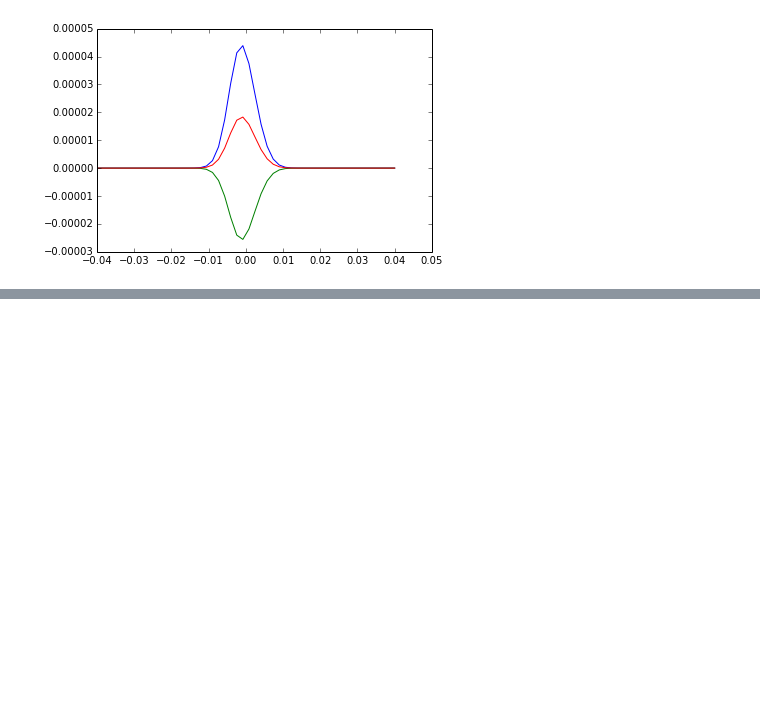
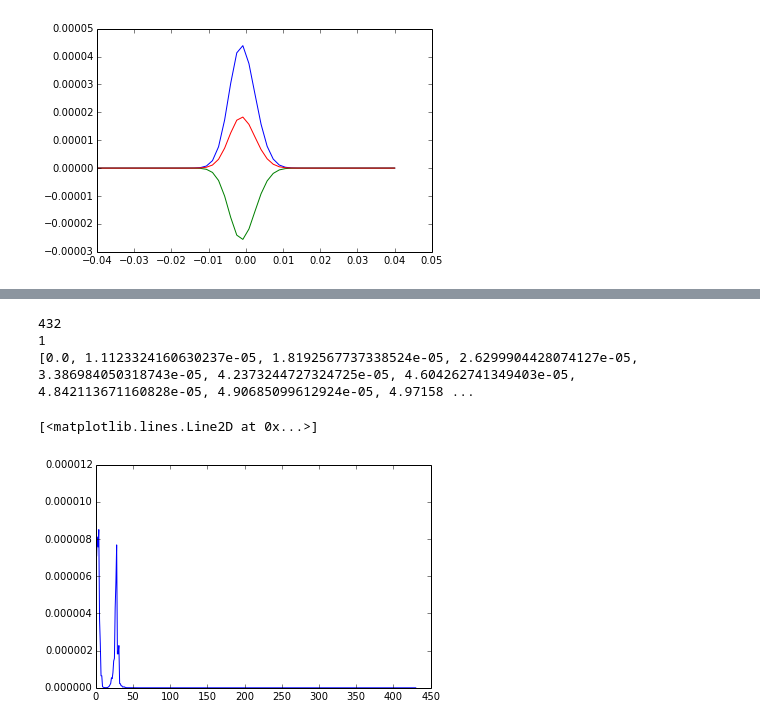
Before and after one commit to lewisamarshall/emigrate, a Jupyter notebook: Tutorial.ipynb, the cells around one changed output, grey strips where cells are left out. Cells and saved outputs as stored; diff of their text form; code cells hidden in the pictures; blank space fills up the shorter version.

```diff
--- a/Tutorial.ipynb
+++ b/Tutorial.ipynb
@@ -75,5 +76,11 @@ show()
 # %%
-# print len(solver.full_solution)
-# print len(solver.solution)
-# print [sol[0] for sol in solver.full_solution]
-# plot(np.diff([sol[0] for sol in solver.full_solution]))
+print len(solver.full_solution)
+print len(solver.solution)
+print [sol[0] for sol in solver.full_solution]
+plot(np.diff([sol[0] for sol in solver.full_solution]))
+# %% [output]
+432
+1
+[0.0, 1.1123324160630237e-05, 1.8192567737338524e-05, 2.6299904428074127e-05, 3.386984050318743e-05, 4.2373244727324725e-05, 4.604262741349403e-05, 4.842113671160828e-05, 4.90685099612924e-05, 4.97158 ...
+[<matplotlib.lines.Line2D at 0x...>]
+[figure, added]
```
Also changed, not shown: parts of 1 cell of this notebook, 1 other file.
